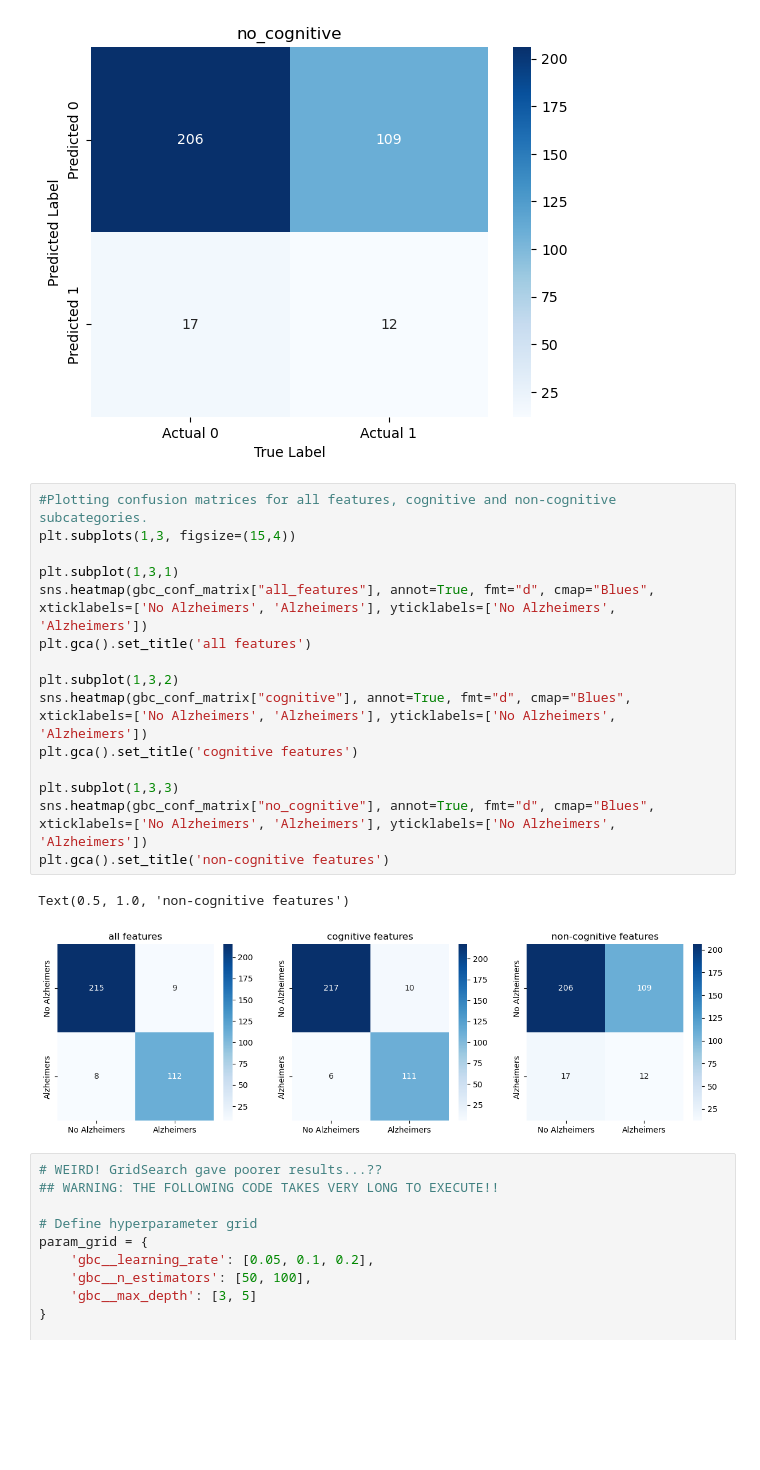
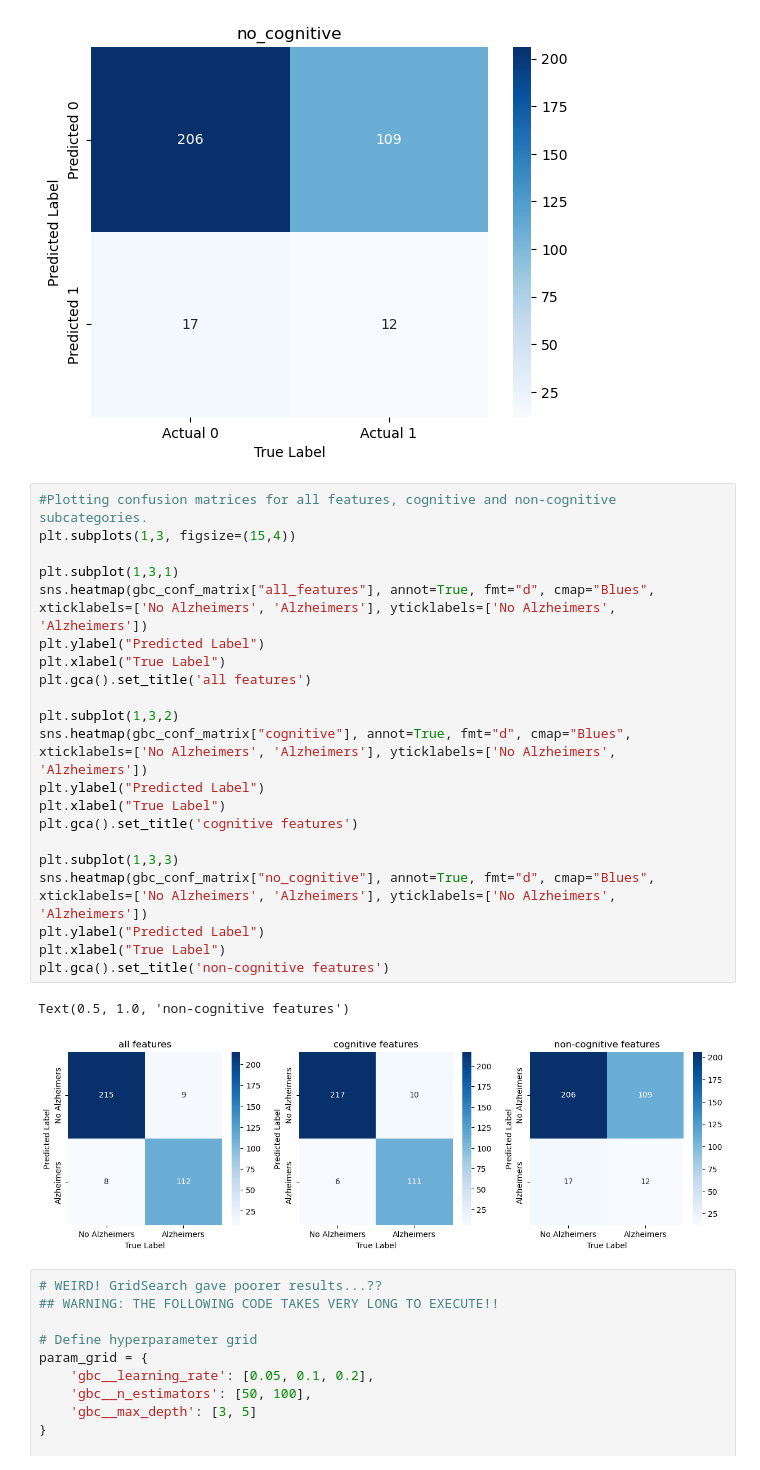
Before and after one commit to mgamankwah/alzheimers_risk_prediction, a Jupyter notebook: scripts/Model_Exploration_Nasheed.ipynb, the cells around one changed output. Drawn from its saved outputs; the diff is of its cells as text; blank space fills up the shorter version.

Commit message:
Added axes labels for true vs predicted

```diff
--- a/scripts/Model_Exploration_Nasheed.ipynb
+++ b/scripts/Model_Exploration_Nasheed.ipynb
@@ -114,21 +114,27 @@ for key,item in gbc_conf_matrix.items():
 # %%
 #Plotting confusion matrices for all features, cognitive and non-cognitive subcategories.
 plt.subplots(1,3, figsize=(15,4))
 
 plt.subplot(1,3,1)
 sns.heatmap(gbc_conf_matrix["all_features"], annot=True, fmt="d", cmap="Blues", xticklabels=['No Alzheimers', 'Alzheimers'], yticklabels=['No Alzheimers', 'Alzheimers'])
+plt.ylabel("Predicted Label")
+plt.xlabel("True Label")
 plt.gca().set_title('all features')
 
 plt.subplot(1,3,2)
 sns.heatmap(gbc_conf_matrix["cognitive"], annot=True, fmt="d", cmap="Blues", xticklabels=['No Alzheimers', 'Alzheimers'], yticklabels=['No Alzheimers', 'Alzheimers'])
+plt.ylabel("Predicted Label")
+plt.xlabel("True Label")
 plt.gca().set_title('cognitive features')
 
 plt.subplot(1,3,3)
 sns.heatmap(gbc_conf_matrix["no_cognitive"], annot=True, fmt="d", cmap="Blues", xticklabels=['No Alzheimers', 'Alzheimers'], yticklabels=['No Alzheimers', 'Alzheimers'])
+plt.ylabel("Predicted Label")
+plt.xlabel("True Label")
 plt.gca().set_title('non-cognitive features')
 # %% [output]
 Text(0.5, 1.0, 'non-cognitive features')
-[figure, old version]
+[figure, new version]
 # %%
 # WEIRD! GridSearch gave poorer results...??
 ## WARNING: THE FOLLOWING CODE TAKES VERY LONG TO EXECUTE!!
```
Also changed, not shown: parts of 7 cells of this notebook.
